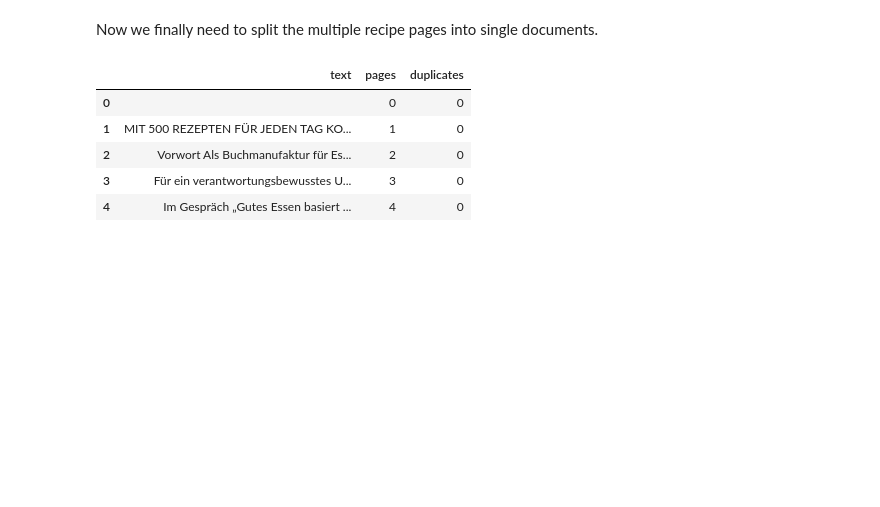
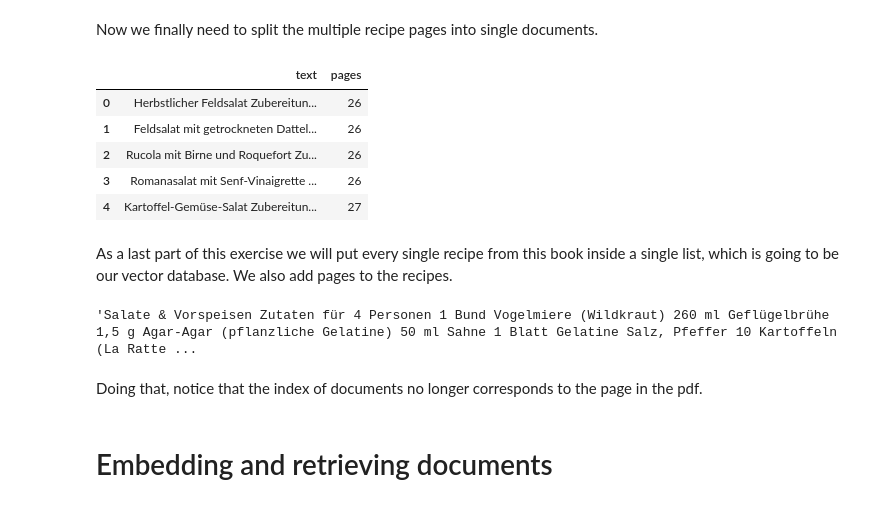
Before and after one commit to danih02/RAG-Pipeline-with-Google-OpenAI-Studio---Getting-recipes-from-German-Cookbook, a Jupyter notebook: RAG_Pipeline_with_Google_OpenAI_Studio_Getting_recipes_from_German_Cookbook.ipynb, the cells around one changed output. Drawn from its saved outputs; the diff is of its cells as text; code cells hidden in the pictures; blank space fills up the shorter version.

```diff
--- a/RAG_Pipeline_with_Google_OpenAI_Studio_Getting_recipes_from_German_Cookbook.ipynb
+++ b/RAG_Pipeline_with_Google_OpenAI_Studio_Getting_recipes_from_German_Cookbook.ipynb
@@ -315,0 +302,8 @@ We see that this workes quite well and the text is in a chronological order. In
+# %%
+print(f'Position: middle\n')
+counter = 0
+for _, text in df[(df['position'] == 'middle') & (df['page'] == index_single_recipe + 1)][['text','size']].iterrows():
+    print(text['text'], text['size']) # plot text and size
+    counter += 1
+    if counter == 4:
+        break # break condition to only sample first few lines
@@ -398,15 +426,37 @@ def get_duplicates(text, substring):
             count += 1
     return count
 
-df_sorted['duplicates'] = df_sorted['text'].apply(lambda x : get_duplicates(x, "Zubereitungszeit"))
+df_sorted['duplicates'] = df_sorted['text'].apply(lambda x : get_duplicates(x, "Zubereitungszeit:"))
 # %% [markdown]
 Now we finally need to split the multiple recipe pages into single documents.
-# %%
-df_sorted.head()
-# %% [output]
-|  | text | pages | duplicates |
-| 0 |  | 0 | 0 |
-| 1 | MIT 500 REZEPTEN FÜR JEDEN TAG KO... | 1 | 0 |
-| 2 | Vorwort Als Buchmanufaktur für Es... | 2 | 0 |
-| 3 | Für ein verantwortungsbewusstes U... | 3 | 0 |
-| 4 | Im Gespräch „Gutes Essen basiert ... | 4 | 0 |
+# %%
+df_single = df_sorted[df_sorted['duplicates'] == 0]
+df_multiple = df_sorted[df_sorted['duplicates'] > 0]
+# %%
+split_recipes_page = []
+split_recipes = []
+for _, recipes in df_multiple.iterrows():
+    page_text = recipes['text']
+    page_number = recipes['pages']
+    page_text = page_text.split()
+    j = 0
+    for i, token in enumerate(page_text):
+        if (token == '[HEAD]') & (i != 0): # exclude empty list with i != 0
+            page_subset = page_text[j + 1 :i]
+            if "Zubereitungszeit:" in page_subset: # only want recipes and not the first string until first [HEAD] token
+                page_subset = " ".join(page_subset)
+                split_recipes.append(page_subset) # add recipe in list
+                split_recipes_page.append(page_number)   # add page in list
+            j = i
+# %%
+df_multiple = pd.DataFrame({'text' : split_recipes, 'pages' : split_recipes_page})
+df_multiple.head()
+# %% [output]
+|  | text | pages |
+| 0 | Herbstlicher Feldsalat Zubereitun... | 26 |
+| 1 | Feldsalat mit getrockneten Dattel... | 26 |
+| 2 | Rucola mit Birne und Roquefort Zu... | 26 |
+| 3 | Romanasalat mit Senf-Vinaigrette ... | 26 |
+| 4 | Kartoffel-Gemüse-Salat Zubereitun... | 27 |
+# %% [markdown]
+As a last part of this exercise we will put every single recipe from this book inside a single list, which is going to be our vector database. We also add pages to the recipes.
@@ -412,0 +469,8 @@ df_sorted.head()
+# %%
+documents[18]
+# %% [output]
+'Salate & Vorspeisen Zutaten für 4 Personen 1 Bund Vogelmiere (Wildkraut) 260 ml Geflügelbrühe 1,5 g Agar-Agar (pflanzliche Gelatine) 50 ml Sahne 1 Blatt Gelatine Salz, Pfeffer 10 Kartoffeln (La Ratte ...
+# %% [markdown]
+Doing that, notice that the index of documents no longer corresponds to the page in the pdf.
+# %% [markdown]
+# Embedding and retrieving documents
```
Also changed, not shown: parts of 33 cells of this notebook.
